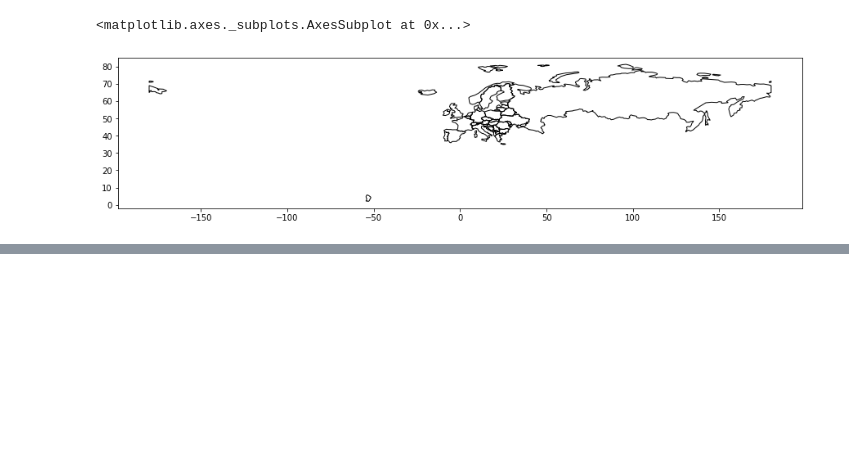
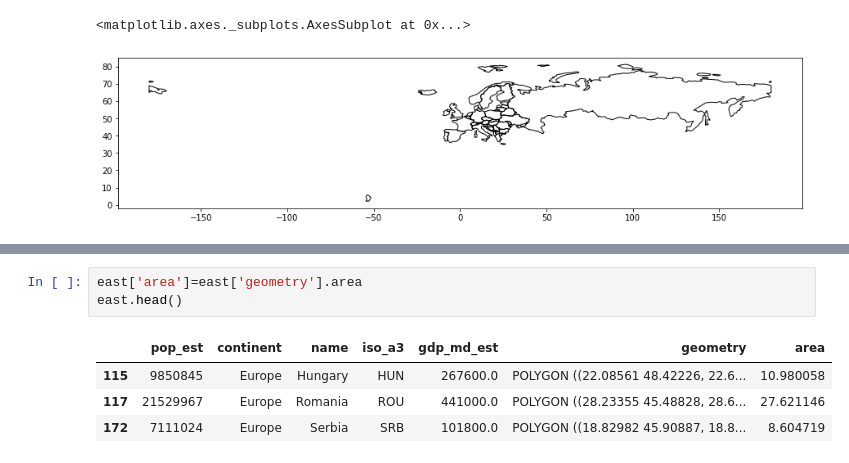
Before and after one commit to mpruna/COVID-19_Interactive, a Jupyter notebook: Analytics_Forecasting/covid_geo_maps.ipynb, the cells around one changed output, grey strips where cells are left out. Cells and saved outputs as stored; diff of their text form; blank space fills up the shorter version.

```diff
--- a/Analytics_Forecasting/covid_geo_maps.ipynb
+++ b/Analytics_Forecasting/covid_geo_maps.ipynb
@@ -134,0 +137,8 @@ contour.plot(figsize=(15,15), color='none', edgecolor='black', zorder=3)
+# %%
+east['area']=east['geometry'].area
+east.head()
+# %% [output]
+|  | pop_est | continent | name | iso_a3 | gdp_md_est | geometry | area |
+| 115 | 9850845 | Europe | Hungary | HUN | 267600.0 | POLYGON ((22.08561 48.42226, 22.6... | 10.980058 |
+| 117 | 21529967 | Europe | Romania | ROU | 441000.0 | POLYGON ((28.23355 45.48828, 28.6... | 27.621146 |
+| 172 | 7111024 | Europe | Serbia | SRB | 101800.0 | POLYGON ((18.82982 45.90887, 18.8... | 8.604719 |
```
Also changed, not shown: parts of 5 cells of this notebook.
